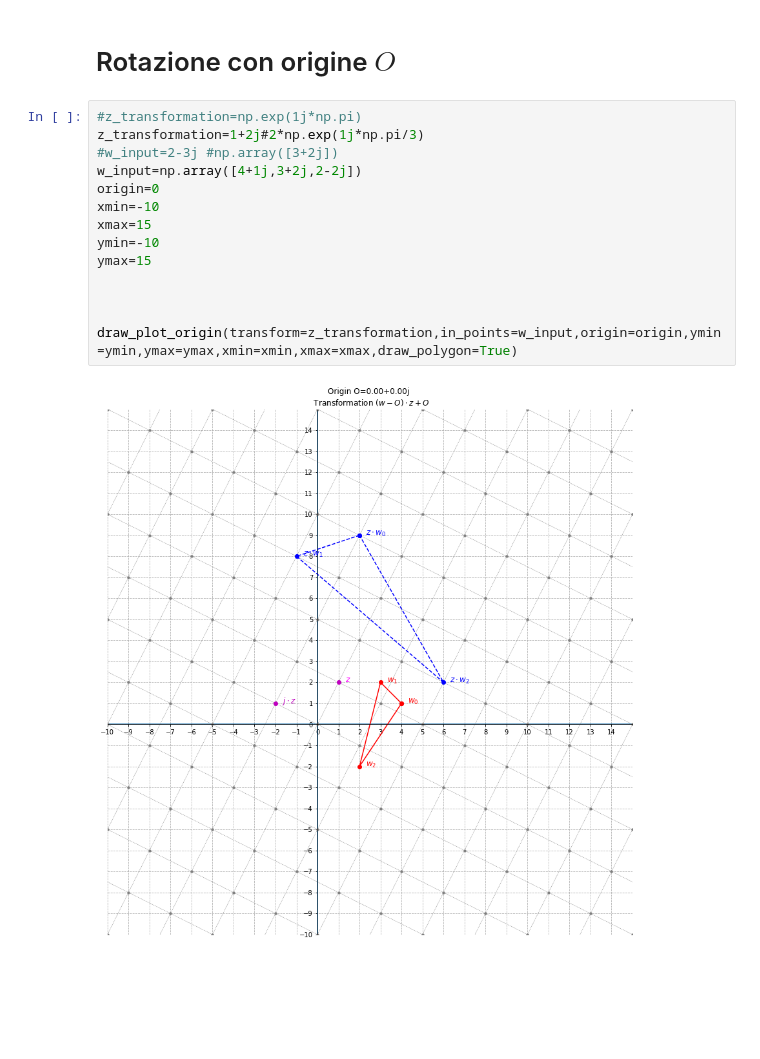
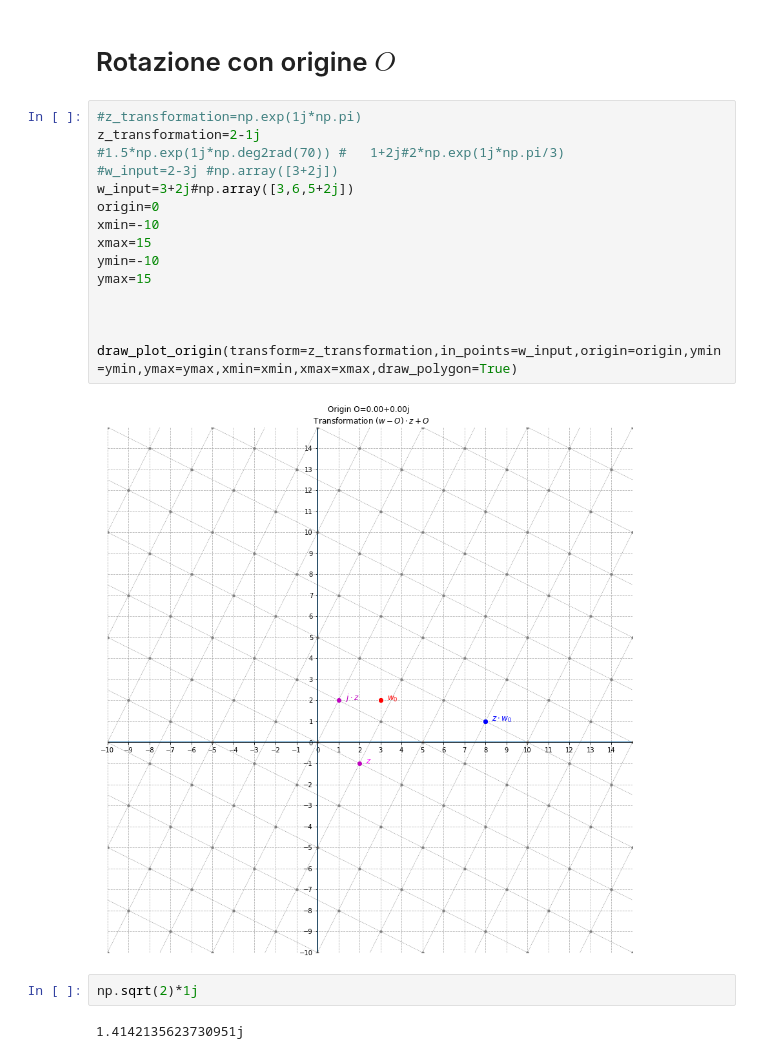
Before and after one commit to fulviof79/50-Ingenium, a Jupyter notebook: Python/complessi.ipynb, the cells around one changed output. Drawn from its saved outputs; the diff is of its cells as text; blank space fills up the shorter version.

```diff
--- a/Python/complessi.ipynb
+++ b/Python/complessi.ipynb
@@ -235,17 +235,22 @@ draw_plot_translation(transform=-w_input[1],in_points=w_input,ymin=ymin,ymax=yma
 # Rotazione con origine $O$
 # %%
 #z_transformation=np.exp(1j*np.pi)
-z_transformation=1+2j#2*np.exp(1j*np.pi/3)
+z_transformation=2-1j
+#1.5*np.exp(1j*np.deg2rad(70)) #   1+2j#2*np.exp(1j*np.pi/3)
 #w_input=2-3j #np.array([3+2j])
-w_input=np.array([4+1j,3+2j,2-2j])
+w_input=3+2j#np.array([3,6,5+2j])
 origin=0
 xmin=-10
 xmax=15
 ymin=-10
 ymax=15
 
 
 
 draw_plot_origin(transform=z_transformation,in_points=w_input,origin=origin,ymin=ymin,ymax=ymax,xmin=xmin,xmax=xmax,draw_polygon=True)
 # %% [output]
-[figure, old version]
+[figure, new version]
+# %%
+np.sqrt(2)*1j
+# %% [output]
+1.4142135623730951j
```
